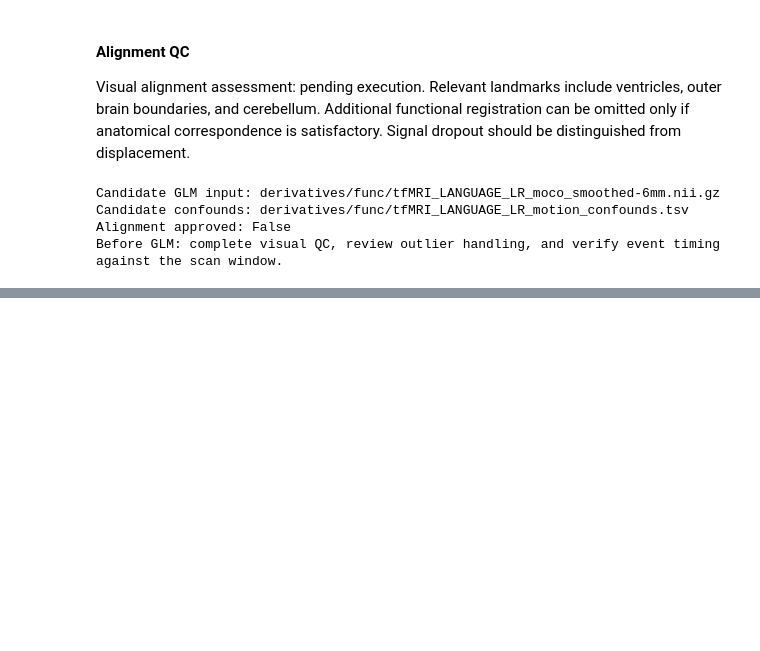
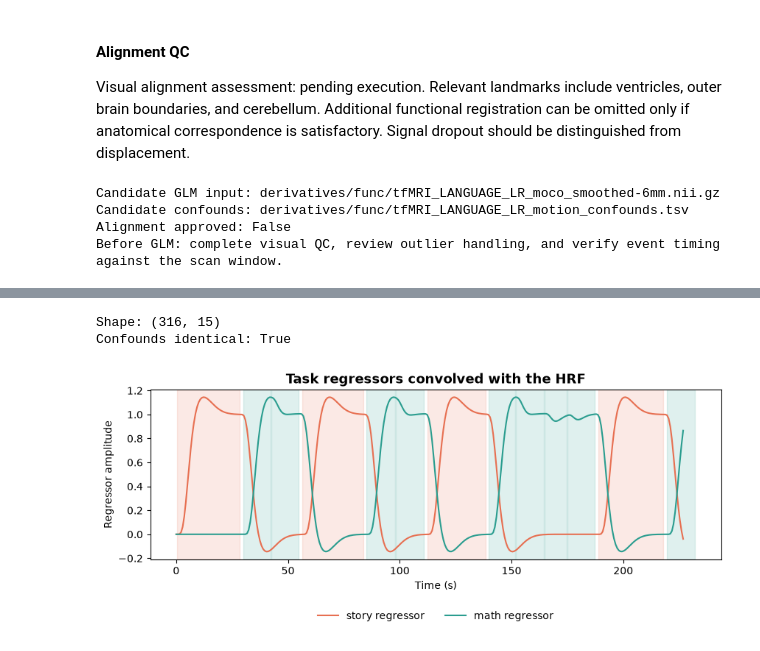
Before and after one commit to yolosunflo/NSSP_lab1, a Jupyter notebook: GROUP1_code.ipynb, the cells around one changed output, grey strips where cells are left out. Saved outputs shown, nothing was run; the diff lists cells and outputs as text; code cells hidden in the pictures; blank space fills up the shorter version.

```diff
--- a/GROUP1_code.ipynb
+++ b/GROUP1_code.ipynb
@@ -719,0 +791,22 @@ Flagged volumes (zero-based): [25, 26, 45]
+# %%
+# Check of the design matrix: dimensions, confounds, and task regressors vs. block timing
+# (each regressor should rise during its own blocks, delayed by the HRF)
+dm = design_matrix
+print("Shape:", dm.shape)
+print("Confounds identical:", np.allclose(dm[confounds.columns].values, confounds.values))
+
+fig, ax = plt.subplots(figsize=(10, 3))
+for cond, color in [("story", "#E76F51"), ("math", "#2A9D8F")]:
+    ax.plot(frame_times, dm[cond], color=color, label=f"{cond} regressor")
+    for _, ev in events[events.trial_type == cond].iterrows():
+        ax.axvspan(ev.onset, ev.onset + ev.duration, color=color, alpha=0.15)  # shaded block
+ax.set_xlabel("Time (s)")
+ax.set_ylabel("Regressor amplitude")
+ax.legend(loc="upper center", bbox_to_anchor=(0.5, -0.25), ncol=2, frameon=False)
+ax.set_title("Task regressors convolved with the HRF", fontsize=13, fontweight="bold")
+fig.savefig(op.join(fig_dir, "3a_task_regressors.png"), dpi=300, bbox_inches="tight")
+plt.show()
+# %% [output]
+Shape: (316, 15)
+Confounds identical: True
+[figure, added]
```
Also changed, not shown: parts of 15 cells of this notebook.
